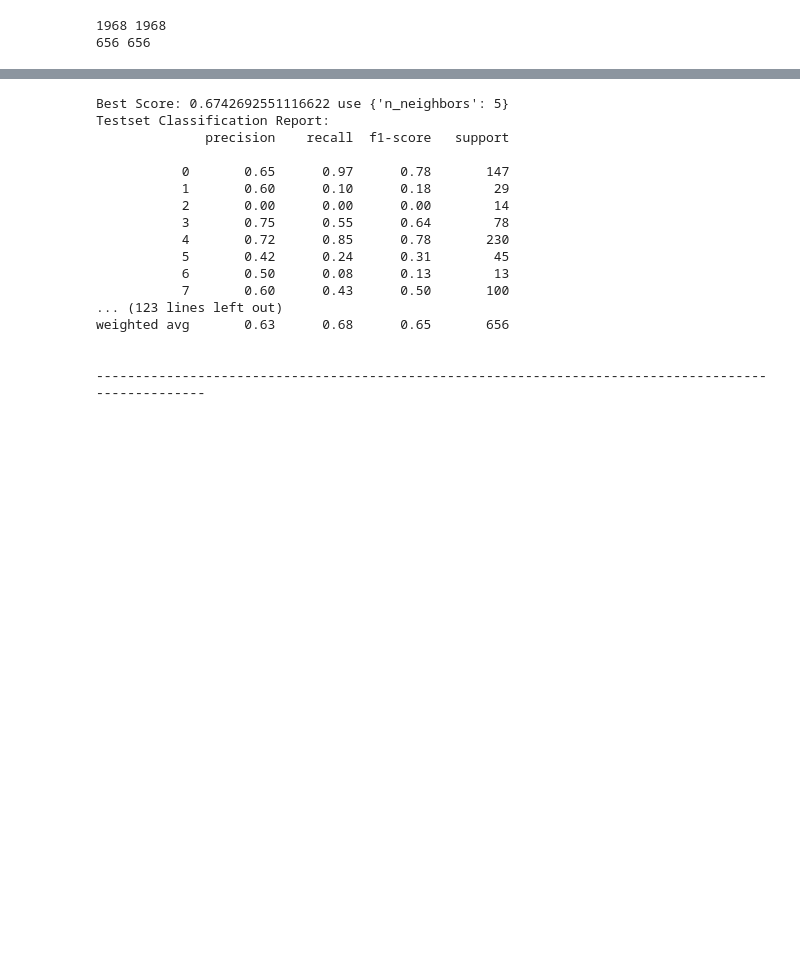
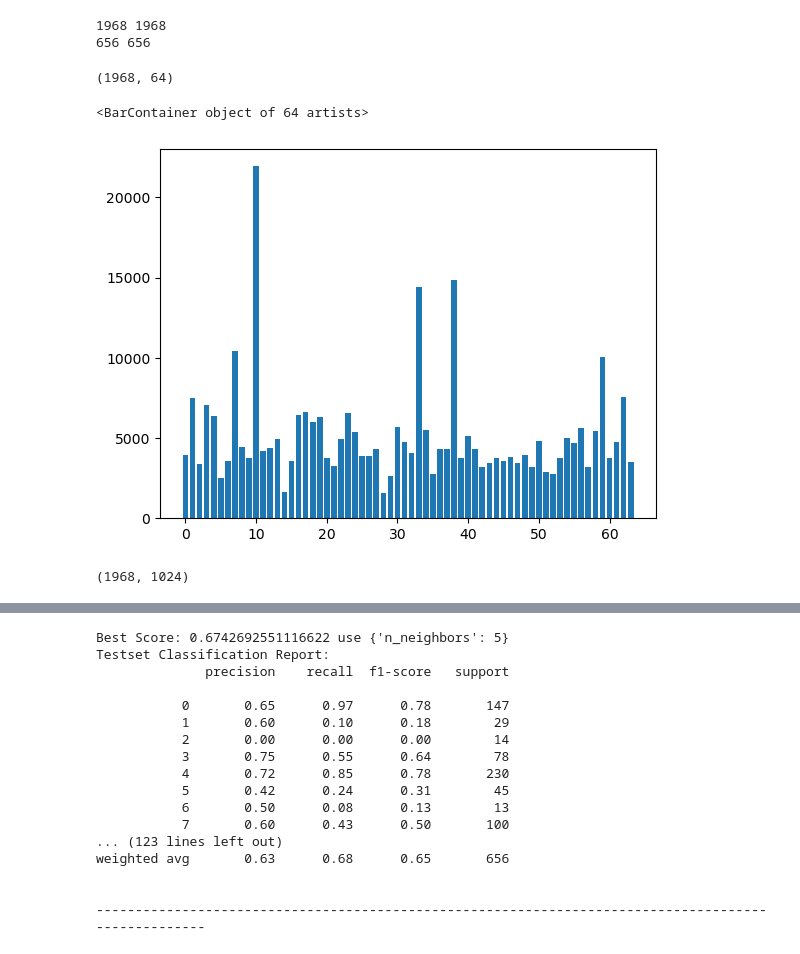
Before and after one commit to moooooo16/ELPV_Classification, a Jupyter notebook: elpv/src/classifier.ipynb, the cells around one changed output, grey strips where cells are left out. Drawn from its saved outputs; the diff is of its cells as text; code cells hidden in the pictures; blank space fills up the shorter version.

```diff
--- a/elpv/src/classifier.ipynb
+++ b/elpv/src/classifier.ipynb
@@ -115,3 +115,20 @@ print(len(X_test), len(y_test))
 # %% [output]
 1968 1968
 656 656
+# %%
+hist_train = sift.get_features(X_train, kmeans[64], 64)
+# %%
+hist_train.shape
+# %% [output]
+(1968, 64)
+# %%
+inv = np.sum(hist_train, axis=0)
+plt.bar(range(64), inv)
+# %% [output]
+<BarContainer object of 64 artists>
+[figure, added]
+# %%
+hist_train = sift.get_features(X_train, kmeans[1024], 1024)
+hist_train.shape
+# %% [output]
+(1968, 1024)
```
Also changed, not shown: parts of 4 cells of this notebook, 9 other files.
